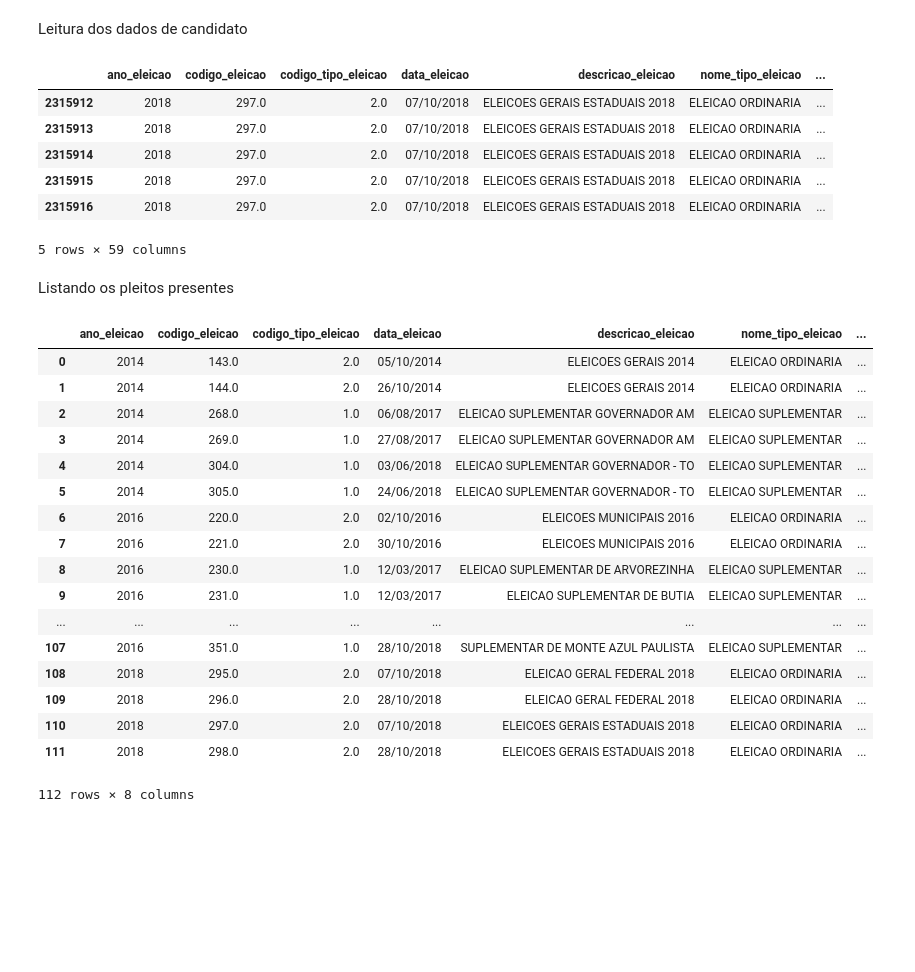
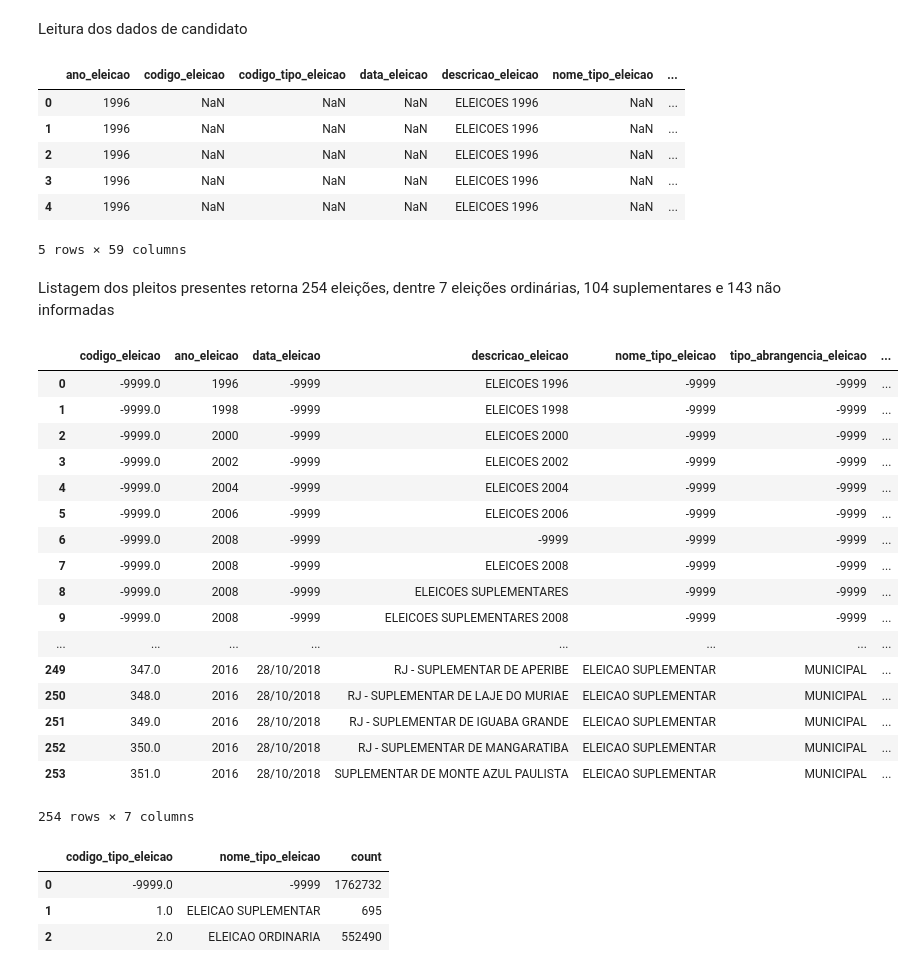
Before and after one commit to EBarbara/analise-eleicoes, a Jupyter notebook: Exploratory.ipynb, the cells around one changed output. Drawn from its saved outputs; the diff is of its cells as text; code cells hidden in the pictures; blank space fills up the shorter version.

```diff
--- a/Exploratory.ipynb
+++ b/Exploratory.ipynb
@@ -66,36 +66,55 @@ tabela_candidato = pd.read_csv('datasets/candidatos.csv', dtype = {
     "numero_urna": float,                                 #NAN
     "pergunta": object})
 # %%
-tabela_candidato.tail()
+tabela_candidato.head()
 # %% [output]
 |  | ano_eleicao | codigo_eleicao | codigo_tipo_eleicao | data_eleicao | descricao_eleicao | nome_tipo_eleicao | ... |
-| 2315912 | 2018 | 297.0 | 2.0 | 07/10/2018 | ELEICOES GERAIS ESTADUAIS 2018 | ELEICAO ORDINARIA | ... |
-| 2315913 | 2018 | 297.0 | 2.0 | 07/10/2018 | ELEICOES GERAIS ESTADUAIS 2018 | ELEICAO ORDINARIA | ... |
-| 2315914 | 2018 | 297.0 | 2.0 | 07/10/2018 | ELEICOES GERAIS ESTADUAIS 2018 | ELEICAO ORDINARIA | ... |
-| 2315915 | 2018 | 297.0 | 2.0 | 07/10/2018 | ELEICOES GERAIS ESTADUAIS 2018 | ELEICAO ORDINARIA | ... |
-| 2315916 | 2018 | 297.0 | 2.0 | 07/10/2018 | ELEICOES GERAIS ESTADUAIS 2018 | ELEICAO ORDINARIA | ... |
+| 0 | 1996 | NaN | NaN | NaN | ELEICOES 1996 | NaN | ... |
+| 1 | 1996 | NaN | NaN | NaN | ELEICOES 1996 | NaN | ... |
+| 2 | 1996 | NaN | NaN | NaN | ELEICOES 1996 | NaN | ... |
+| 3 | 1996 | NaN | NaN | NaN | ELEICOES 1996 | NaN | ... |
+| 4 | 1996 | NaN | NaN | NaN | ELEICOES 1996 | NaN | ... |
 5 rows × 59 columns
-# %% [markdown]
-Listando os pleitos presentes
+# %% [markdown]
+Listagem dos pleitos presentes retorna 254 eleições, dentre 7 eleições ordinárias, 104 suplementares e 143 não informadas
 # %%
-tabela_candidato.groupby(['ano_eleicao', 'codigo_eleicao', 'codigo_tipo_eleicao', 'data_eleicao',
-    'descricao_eleicao', 'nome_tipo_eleicao', 'tipo_abrangencia_eleicao']).size().reset_index().rename(columns={0:'count'})
+tabela_candidato\
+    .fillna(-9999)\
+    .groupby([
+        'codigo_eleicao', 'ano_eleicao', 'data_eleicao', 'descricao_eleicao',
+        'nome_tipo_eleicao', 'tipo_abrangencia_eleicao'
+    ])\
+    .size()\
+    .reset_index()\
+    .rename(columns={0:'count'})
 # %% [output]
-|  | ano_eleicao | codigo_eleicao | codigo_tipo_eleicao | data_eleicao | descricao_eleicao | nome_tipo_eleicao | ... |
-| 0 | 2014 | 143.0 | 2.0 | 05/10/2014 | ELEICOES GERAIS 2014 | ELEICAO ORDINARIA | ... |
-| 1 | 2014 | 144.0 | 2.0 | 26/10/2014 | ELEICOES GERAIS 2014 | ELEICAO ORDINARIA | ... |
-| 2 | 2014 | 268.0 | 1.0 | 06/08/2017 | ELEICAO SUPLEMENTAR GOVERNADOR AM | ELEICAO SUPLEMENTAR | ... |
-| 3 | 2014 | 269.0 | 1.0 | 27/08/2017 | ELEICAO SUPLEMENTAR GOVERNADOR AM | ELEICAO SUPLEMENTAR | ... |
-| 4 | 2014 | 304.0 | 1.0 | 03/06/2018 | ELEICAO SUPLEMENTAR GOVERNADOR - TO | ELEICAO SUPLEMENTAR | ... |
-| 5 | 2014 | 305.0 | 1.0 | 24/06/2018 | ELEICAO SUPLEMENTAR GOVERNADOR - TO | ELEICAO SUPLEMENTAR | ... |
-| 6 | 2016 | 220.0 | 2.0 | 02/10/2016 | ELEICOES MUNICIPAIS 2016 | ELEICAO ORDINARIA | ... |
-| 7 | 2016 | 221.0 | 2.0 | 30/10/2016 | ELEICOES MUNICIPAIS 2016 | ELEICAO ORDINARIA | ... |
-| 8 | 2016 | 230.0 | 1.0 | 12/03/2017 | ELEICAO SUPLEMENTAR DE ARVOREZINHA | ELEICAO SUPLEMENTAR | ... |
-| 9 | 2016 | 231.0 | 1.0 | 12/03/2017 | ELEICAO SUPLEMENTAR DE BUTIA | ELEICAO SUPLEMENTAR | ... |
+|  | codigo_eleicao | ano_eleicao | data_eleicao | descricao_eleicao | nome_tipo_eleicao | tipo_abrangencia_eleicao | ... |
+| 0 | -9999.0 | 1996 | -9999 | ELEICOES 1996 | -9999 | -9999 | ... |
+| 1 | -9999.0 | 1998 | -9999 | ELEICOES 1998 | -9999 | -9999 | ... |
+| 2 | -9999.0 | 2000 | -9999 | ELEICOES 2000 | -9999 | -9999 | ... |
+| 3 | -9999.0 | 2002 | -9999 | ELEICOES 2002 | -9999 | -9999 | ... |
+| 4 | -9999.0 | 2004 | -9999 | ELEICOES 2004 | -9999 | -9999 | ... |
+| 5 | -9999.0 | 2006 | -9999 | ELEICOES 2006 | -9999 | -9999 | ... |
+| 6 | -9999.0 | 2008 | -9999 | -9999 | -9999 | -9999 | ... |
+| 7 | -9999.0 | 2008 | -9999 | ELEICOES 2008 | -9999 | -9999 | ... |
+| 8 | -9999.0 | 2008 | -9999 | ELEICOES SUPLEMENTARES | -9999 | -9999 | ... |
+| 9 | -9999.0 | 2008 | -9999 | ELEICOES SUPLEMENTARES 2008 | -9999 | -9999 | ... |
 | ... | ... | ... | ... | ... | ... | ... | ... |
-| 107 | 2016 | 351.0 | 1.0 | 28/10/2018 | SUPLEMENTAR DE MONTE AZUL PAULISTA | ELEICAO SUPLEMENTAR | ... |
-| 108 | 2018 | 295.0 | 2.0 | 07/10/2018 | ELEICAO GERAL FEDERAL 2018 | ELEICAO ORDINARIA | ... |
-| 109 | 2018 | 296.0 | 2.0 | 28/10/2018 | ELEICAO GERAL FEDERAL 2018 | ELEICAO ORDINARIA | ... |
-| 110 | 2018 | 297.0 | 2.0 | 07/10/2018 | ELEICOES GERAIS ESTADUAIS 2018 | ELEICAO ORDINARIA | ... |
-| 111 | 2018 | 298.0 | 2.0 | 28/10/2018 | ELEICOES GERAIS ESTADUAIS 2018 | ELEICAO ORDINARIA | ... |
+| 249 | 347.0 | 2016 | 28/10/2018 | RJ - SUPLEMENTAR DE APERIBE | ELEICAO SUPLEMENTAR | MUNICIPAL | ... |
+| 250 | 348.0 | 2016 | 28/10/2018 | RJ - SUPLEMENTAR DE LAJE DO MURIAE | ELEICAO SUPLEMENTAR | MUNICIPAL | ... |
+| 251 | 349.0 | 2016 | 28/10/2018 | RJ - SUPLEMENTAR DE IGUABA GRANDE | ELEICAO SUPLEMENTAR | MUNICIPAL | ... |
+| 252 | 350.0 | 2016 | 28/10/2018 | RJ - SUPLEMENTAR DE MANGARATIBA | ELEICAO SUPLEMENTAR | MUNICIPAL | ... |
+| 253 | 351.0 | 2016 | 28/10/2018 | SUPLEMENTAR DE MONTE AZUL PAULISTA | ELEICAO SUPLEMENTAR | MUNICIPAL | ... |
-112 rows × 8 columns
+254 rows × 7 columns
+# %%
+tabela_candidato\
+    .fillna(-9999)\
+    .groupby(['codigo_tipo_eleicao', 'nome_tipo_eleicao'])\
+    .size()\
+    .reset_index()\
+    .rename(columns={0:'count'})
+# %% [output]
+|  | codigo_tipo_eleicao | nome_tipo_eleicao | count |
+| 0 | -9999.0 | -9999 | 1762732 |
+| 1 | 1.0 | ELEICAO SUPLEMENTAR | 695 |
+| 2 | 2.0 | ELEICAO ORDINARIA | 552490 |
```
Also changed, not shown: parts of 6 cells of this notebook.
